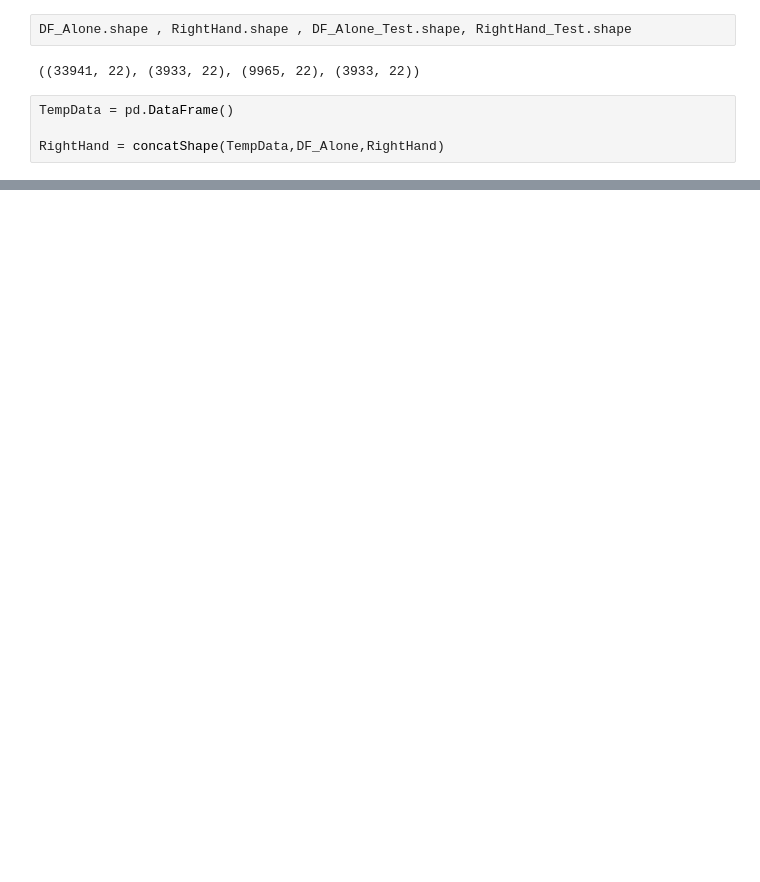
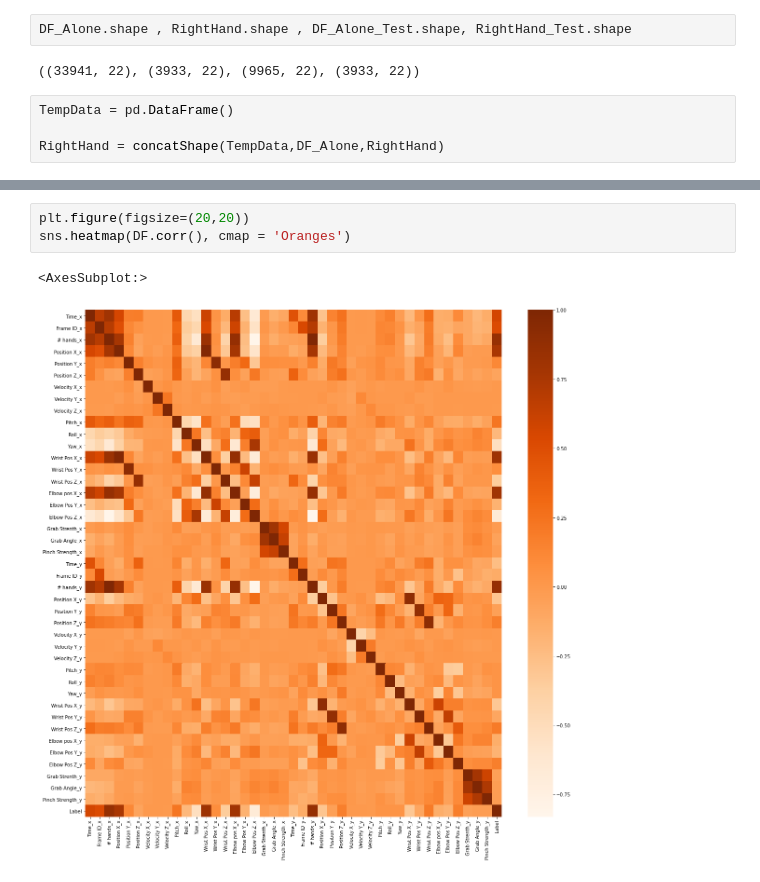
Before and after one commit to GalKoaz/Data-visualization, a Jupyter notebook: Hands.ipynb, the cells around one changed output, grey strips where cells are left out. Drawn from its saved outputs; the diff is of its cells as text; blank space fills up the shorter version.

```diff
--- a/Hands.ipynb
+++ b/Hands.ipynb
@@ -974,0 +808,6 @@ scores_soft
+# %%
+plt.figure(figsize=(20,20))
+sns.heatmap(DF.corr(), cmap = 'Oranges')
+# %% [output]
+<AxesSubplot:>
+[figure, added]
```
Also changed, not shown: parts of 146 cells of this notebook.
